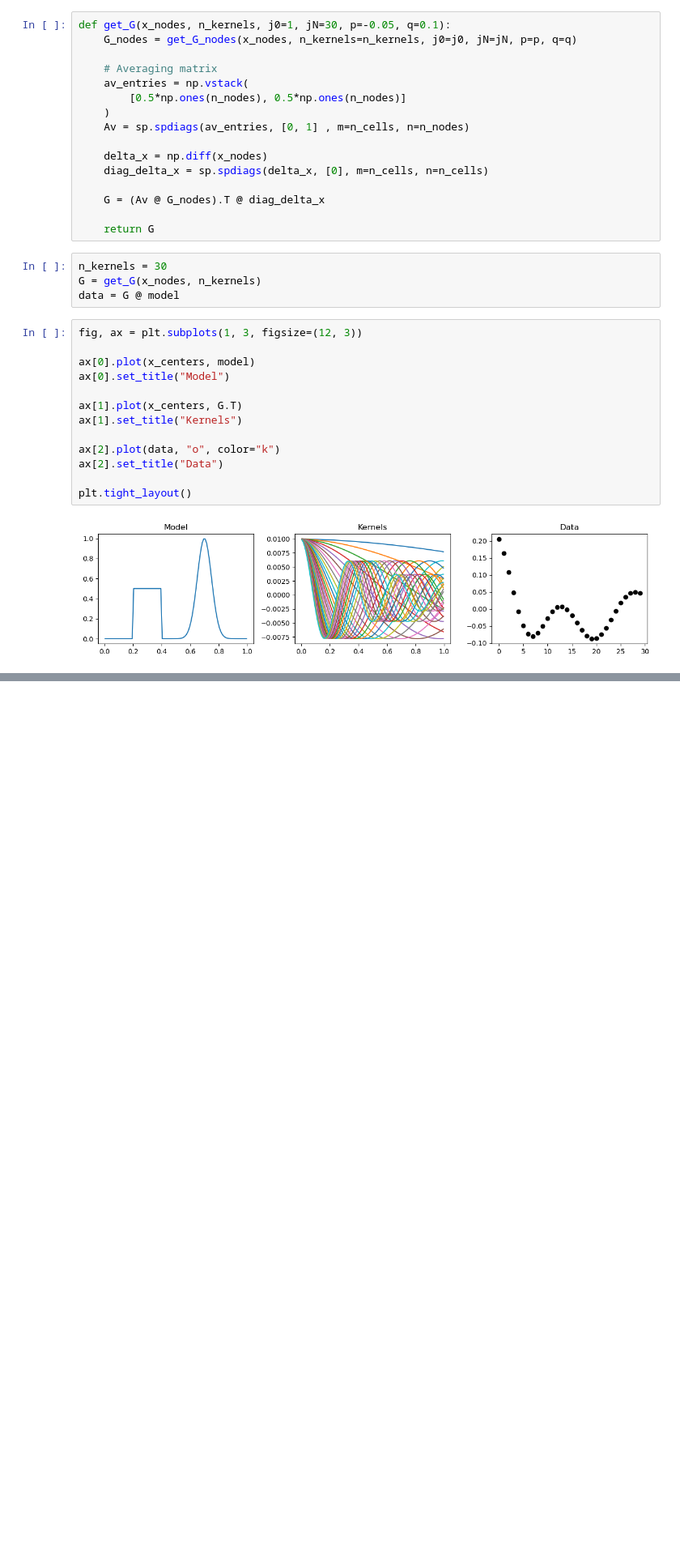
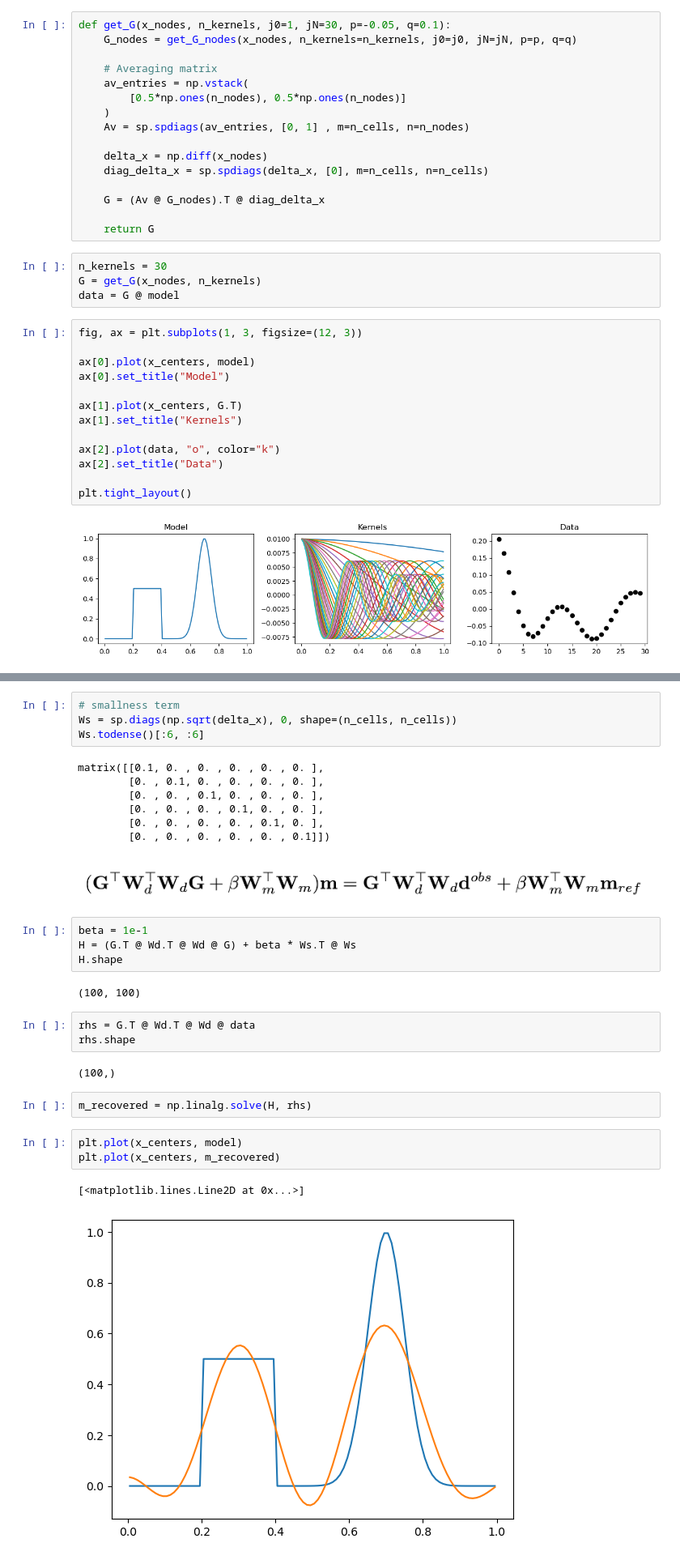
Before and after one commit to lheagy/eosc-454, a Jupyter notebook: lectures/linear-problem.ipynb, the cells around one changed output, grey strips where cells are left out. Shown at 81% size. Saved outputs shown, nothing was run; the diff lists cells and outputs as text; blank space fills up the shorter version.

```diff
--- a/lectures/linear-problem.ipynb
+++ b/lectures/linear-problem.ipynb
@@ -149,0 +192,32 @@ plt.tight_layout()
+# %%
+# smallness term
+Ws = sp.diags(np.sqrt(delta_x), 0, shape=(n_cells, n_cells))
+Ws.todense()[:6, :6]
+# %% [output]
+matrix([[0.1, 0. , 0. , 0. , 0. , 0. ],
+        [0. , 0.1, 0. , 0. , 0. , 0. ],
+        [0. , 0. , 0.1, 0. , 0. , 0. ],
+        [0. , 0. , 0. , 0.1, 0. , 0. ],
+        [0. , 0. , 0. , 0. , 0.1, 0. ],
+        [0. , 0. , 0. , 0. , 0. , 0.1]])
+# %% [markdown]
+![image.png](attachment:c3dd1688-aad8-4646-b120-4886cbbcaad3.png)
+# %%
+beta = 1e-1
+H = (G.T @ Wd.T @ Wd @ G) + beta * Ws.T @ Ws
+H.shape
+# %% [output]
+(100, 100)
+# %%
+rhs = G.T @ Wd.T @ Wd @ data
+rhs.shape
+# %% [output]
+(100,)
+# %%
+m_recovered = np.linalg.solve(H, rhs)
+# %%
+plt.plot(x_centers, model)
+plt.plot(x_centers, m_recovered)
+# %% [output]
+[<matplotlib.lines.Line2D at 0x...>]
+[figure, added]
```
Also changed, not shown: parts of 11 cells of this notebook.
